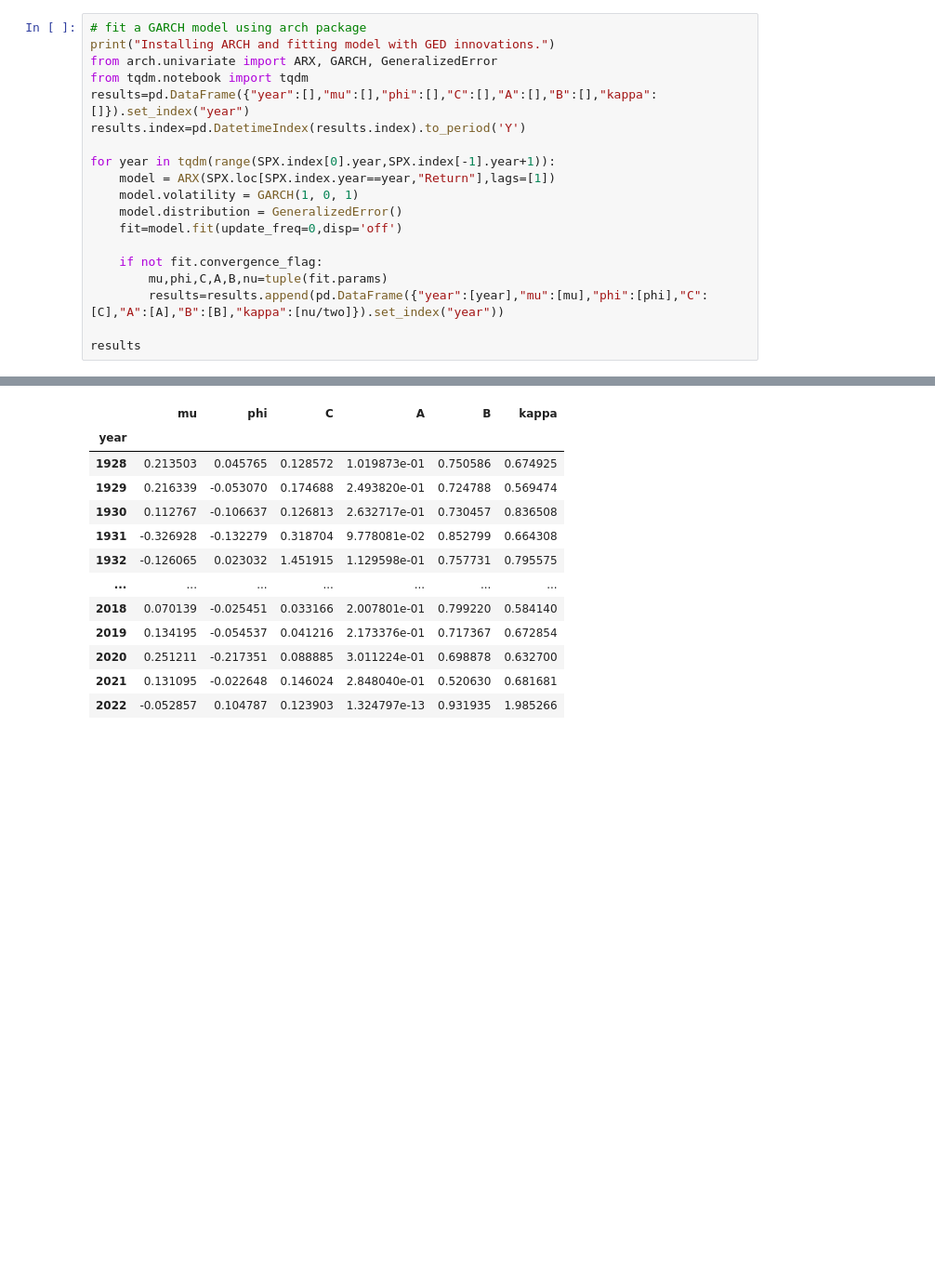
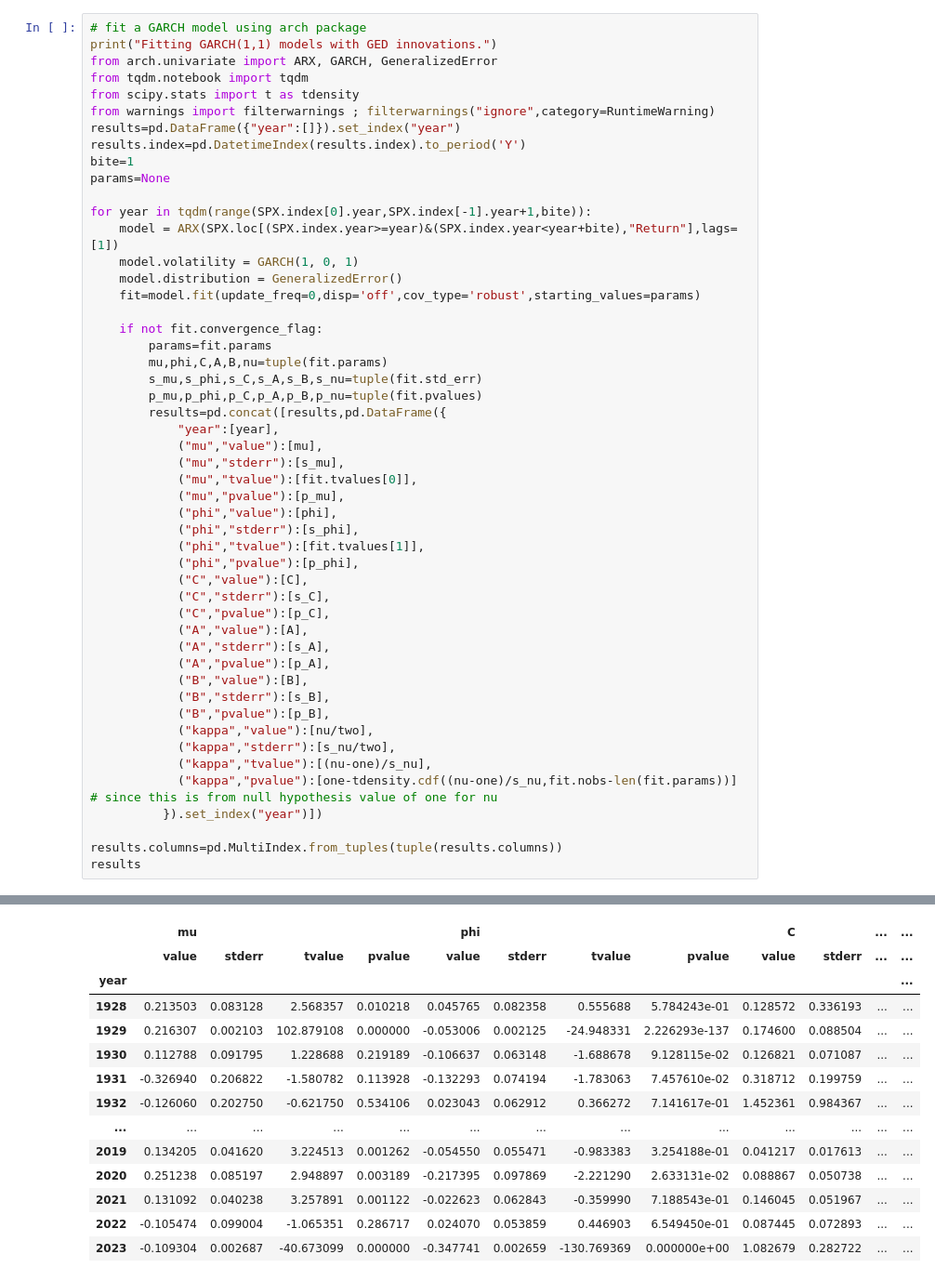
Before and after one commit to Farmhouse121/Adventures-in-Financial-Data-Science, a Jupyter notebook: Book/Section 2.3 The U.S. Stock Market Through Time/Section 2.3.3 Recessions.ipynb, the cells around one changed output, grey strips where cells are left out. Shown at 93% size. Drawn from its saved outputs; the diff is of its cells as text; blank space fills up the shorter version.

```diff
--- a/Book/Section 2.3 The U.S. Stock Market Through Time/Section 2.3.3 Recessions.ipynb
+++ b/Book/Section 2.3 The U.S. Stock Market Through Time/Section 2.3.3 Recessions.ipynb
@@ -43,20 +43,51 @@ datascience 0.10.6 requires folium==0.2.1, but you have folium 0.8.3 which is in
 # %%
 # fit a GARCH model using arch package
-print("Installing ARCH and fitting model with GED innovations.")
+print("Fitting GARCH(1,1) models with GED innovations.")
 from arch.univariate import ARX, GARCH, GeneralizedError
 from tqdm.notebook import tqdm
-results=pd.DataFrame({"year":[],"mu":[],"phi":[],"C":[],"A":[],"B":[],"kappa":[]}).set_index("year")
+from scipy.stats import t as tdensity
+from warnings import filterwarnings ; filterwarnings("ignore",category=RuntimeWarning)
+results=pd.DataFrame({"year":[]}).set_index("year")
 results.index=pd.DatetimeIndex(results.index).to_period('Y')
+bite=1
+params=None
 
-for year in tqdm(range(SPX.index[0].year,SPX.index[-1].year+1)):
-    model = ARX(SPX.loc[SPX.index.year==year,"Return"],lags=[1])
+for year in tqdm(range(SPX.index[0].year,SPX.index[-1].year+1,bite)):
+    model = ARX(SPX.loc[(SPX.index.year>=year)&(SPX.index.year<year+bite),"Return"],lags=[1])
     model.volatility = GARCH(1, 0, 1)
     model.distribution = GeneralizedError()
-    fit=model.fit(update_freq=0,disp='off')
+    fit=model.fit(update_freq=0,disp='off',cov_type='robust',starting_values=params)
 
     if not fit.convergence_flag:
+        params=fit.params
         mu,phi,C,A,B,nu=tuple(fit.params)
-        results=results.append(pd.DataFrame({"year":[year],"mu":[mu],"phi":[phi],"C":[C],"A":[A],"B":[B],"kappa":[nu/two]}).set_index("year"))
+        s_mu,s_phi,s_C,s_A,s_B,s_nu=tuple(fit.std_err)
+        p_mu,p_phi,p_C,p_A,p_B,p_nu=tuple(fit.pvalues)
+        results=pd.concat([results,pd.DataFrame({
+            "year":[year],
+            ("mu","value"):[mu],
+            ("mu","stderr"):[s_mu],
+            ("mu","tvalue"):[fit.tvalues[0]],
+            ("mu","pvalue"):[p_mu],
+            ("phi","value"):[phi],
+            ("phi","stderr"):[s_phi],
+            ("phi","tvalue"):[fit.tvalues[1]],
+            ("phi","pvalue"):[p_phi],
+            ("C","value"):[C],
+            ("C","stderr"):[s_C],
+            ("C","pvalue"):[p_C],
+            ("A","value"):[A],
+            ("A","stderr"):[s_A],
+            ("A","pvalue"):[p_A],
+            ("B","value"):[B],
+            ("B","stderr"):[s_B],
+            ("B","pvalue"):[p_B],
+            ("kappa","value"):[nu/two],
+            ("kappa","stderr"):[s_nu/two],
+            ("kappa","tvalue"):[(nu-one)/s_nu],
+            ("kappa","pvalue"):[one-tdensity.cdf((nu-one)/s_nu,fit.nobs-len(fit.params))] # since this is from null hypothesis value of one for nu
+          }).set_index("year")])
 
+results.columns=pd.MultiIndex.from_tuples(tuple(results.columns))
 results
 # %% [output]
@@ -64,13 +101,14 @@ Installing ARCH and fitting model with GED innovations.
-|  | mu | phi | C | A | B | kappa |
-| year |  |  |  |  |  |  |
-| 1928 | 0.213503 | 0.045765 | 0.128572 | 1.019873e-01 | 0.750586 | 0.674925 |
-| 1929 | 0.216339 | -0.053070 | 0.174688 | 2.493820e-01 | 0.724788 | 0.569474 |
-| 1930 | 0.112767 | -0.106637 | 0.126813 | 2.632717e-01 | 0.730457 | 0.836508 |
-| 1931 | -0.326928 | -0.132279 | 0.318704 | 9.778081e-02 | 0.852799 | 0.664308 |
-| 1932 | -0.126065 | 0.023032 | 1.451915 | 1.129598e-01 | 0.757731 | 0.795575 |
-| ... | ... | ... | ... | ... | ... | ... |
-| 2018 | 0.070139 | -0.025451 | 0.033166 | 2.007801e-01 | 0.799220 | 0.584140 |
-| 2019 | 0.134195 | -0.054537 | 0.041216 | 2.173376e-01 | 0.717367 | 0.672854 |
-| 2020 | 0.251211 | -0.217351 | 0.088885 | 3.011224e-01 | 0.698878 | 0.632700 |
-| 2021 | 0.131095 | -0.022648 | 0.146024 | 2.848040e-01 | 0.520630 | 0.681681 |
-| 2022 | -0.052857 | 0.104787 | 0.123903 | 1.324797e-13 | 0.931935 | 1.985266 |
+|  | mu |  |  |  | phi |  |  |  | C |  | ... | ... |
+|  | value | stderr | tvalue | pvalue | value | stderr | tvalue | pvalue | value | stderr | ... | ... |
+| year |  |  |  |  |  |  |  |  |  |  |  | ... |
+| 1928 | 0.213503 | 0.083128 | 2.568357 | 0.010218 | 0.045765 | 0.082358 | 0.555688 | 5.784243e-01 | 0.128572 | 0.336193 | ... | ... |
+| 1929 | 0.216307 | 0.002103 | 102.879108 | 0.000000 | -0.053006 | 0.002125 | -24.948331 | 2.226293e-137 | 0.174600 | 0.088504 | ... | ... |
+| 1930 | 0.112788 | 0.091795 | 1.228688 | 0.219189 | -0.106637 | 0.063148 | -1.688678 | 9.128115e-02 | 0.126821 | 0.071087 | ... | ... |
+| 1931 | -0.326940 | 0.206822 | -1.580782 | 0.113928 | -0.132293 | 0.074194 | -1.783063 | 7.457610e-02 | 0.318712 | 0.199759 | ... | ... |
+| 1932 | -0.126060 | 0.202750 | -0.621750 | 0.534106 | 0.023043 | 0.062912 | 0.366272 | 7.141617e-01 | 1.452361 | 0.984367 | ... | ... |
+| ... | ... | ... | ... | ... | ... | ... | ... | ... | ... | ... | ... | ... |
+| 2019 | 0.134205 | 0.041620 | 3.224513 | 0.001262 | -0.054550 | 0.055471 | -0.983383 | 3.254188e-01 | 0.041217 | 0.017613 | ... | ... |
+| 2020 | 0.251238 | 0.085197 | 2.948897 | 0.003189 | -0.217395 | 0.097869 | -2.221290 | 2.633131e-02 | 0.088867 | 0.050738 | ... | ... |
+| 2021 | 0.131092 | 0.040238 | 3.257891 | 0.001122 | -0.022623 | 0.062843 | -0.359990 | 7.188543e-01 | 0.146045 | 0.051967 | ... | ... |
+| 2022 | -0.105474 | 0.099004 | -1.065351 | 0.286717 | 0.024070 | 0.053859 | 0.446903 | 6.549450e-01 | 0.087445 | 0.072893 | ... | ... |
+| 2023 | -0.109304 | 0.002687 | -40.673099 | 0.000000 | -0.347741 | 0.002659 | -130.769369 | 0.000000e+00 | 1.082679 | 0.282722 | ... | ... |
```
Also changed, not shown: parts of 6 cells of this notebook.
